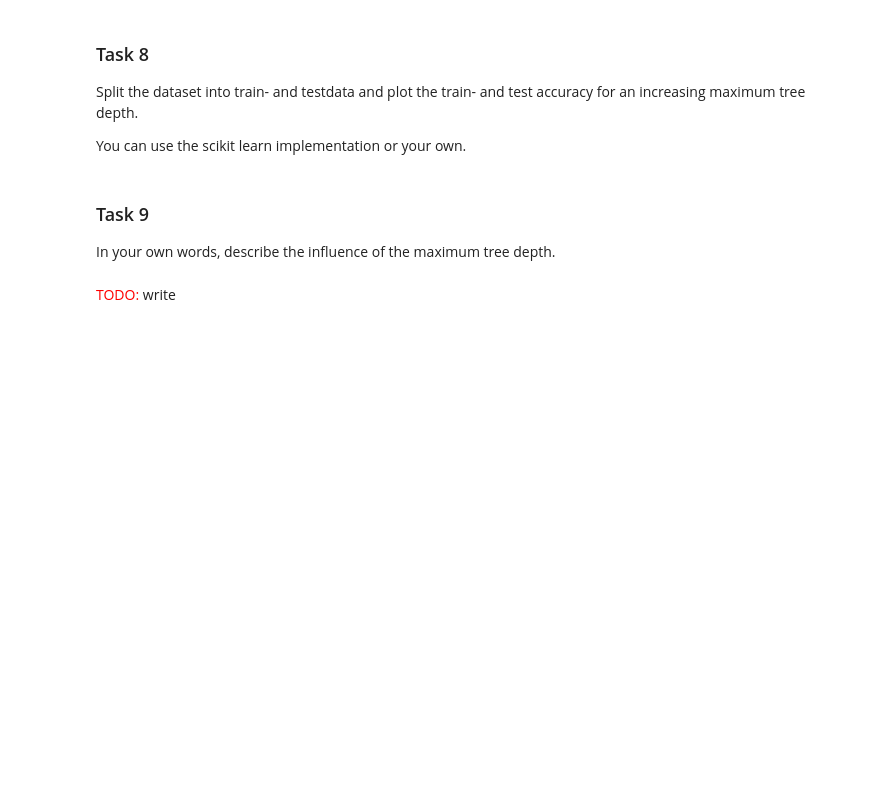
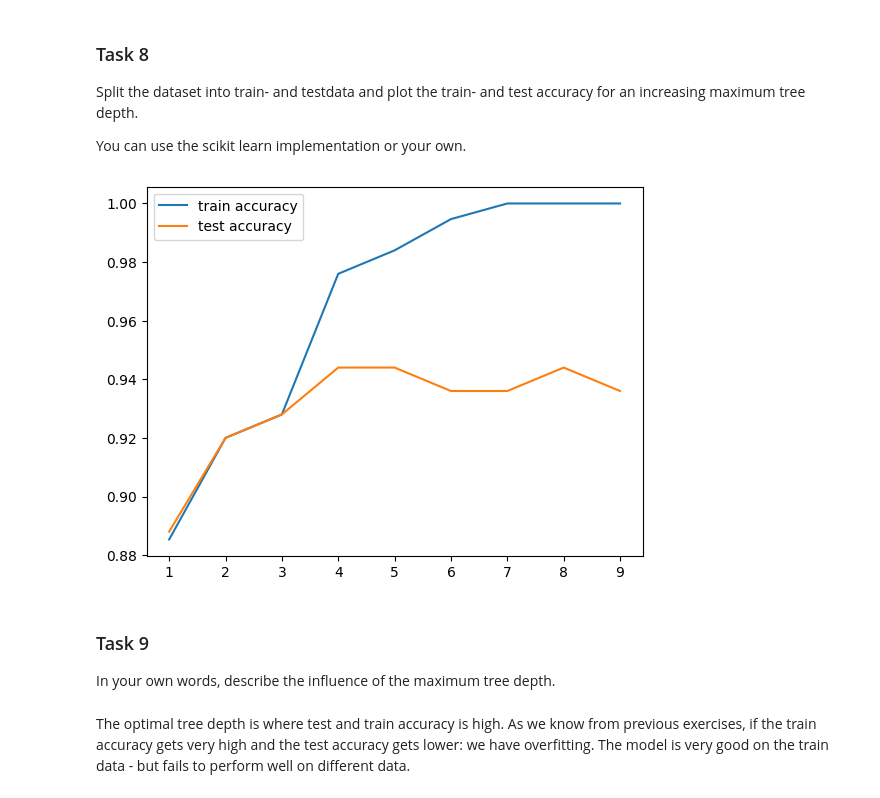
Before and after one commit to HerrMotz/AGDML-Lab, a Jupyter notebook: 06_Decision_Trees/06_Decision_Trees.ipynb, the cells around one changed output. Cells and saved outputs as stored; diff of their text form; code cells hidden in the pictures; blank space fills up the shorter version.

```diff
--- a/06_Decision_Trees/06_Decision_Trees.ipynb
+++ b/06_Decision_Trees/06_Decision_Trees.ipynb
@@ -395,6 +461,32 @@ You can use the scikit learn implementation or your own.
+# %%
+# TODO: plot train and test accuracy for increasing tree depth
+from sklearn.model_selection import train_test_split
+
+X_train, X_test, Y_train, Y_test = train_test_split(data_X, data_Y)
+
+depth = np.arange(1, 10)
+train_accuracy = []
+test_accuracy = []
+
+for d in depth:
+    _dt_classifier = DecisionTreeClassifier(max_depth=d).fit(X_train, Y_train)
+    train_accuracy.append(
+        np.mean(_dt_classifier.predict(X_train) == Y_train)
+    )
+    test_accuracy.append(
+        np.mean(_dt_classifier.predict(X_test) == Y_test)
+    )
+
+plt.plot(depth, train_accuracy, label='train accuracy')
+plt.plot(depth, test_accuracy, label='test accuracy')
+
+plt.legend()
+plt.show()
+# %% [output]
+[figure, added]
 # %% [markdown]
 ### Task 9
 
 In your own words, describe the influence of the maximum tree depth.
-# %% [markdown]
-<font color='red'>TODO:</font> write
+# %% [markdown]
+The optimal tree depth is where test and train accuracy is high. As we know from previous exercises, if the train accuracy gets very high and the test accuracy gets lower: we have overfitting. The model is very good on the train data - but fails to perform well on different data.
```
Also changed, not shown: parts of 14 cells of this notebook.
